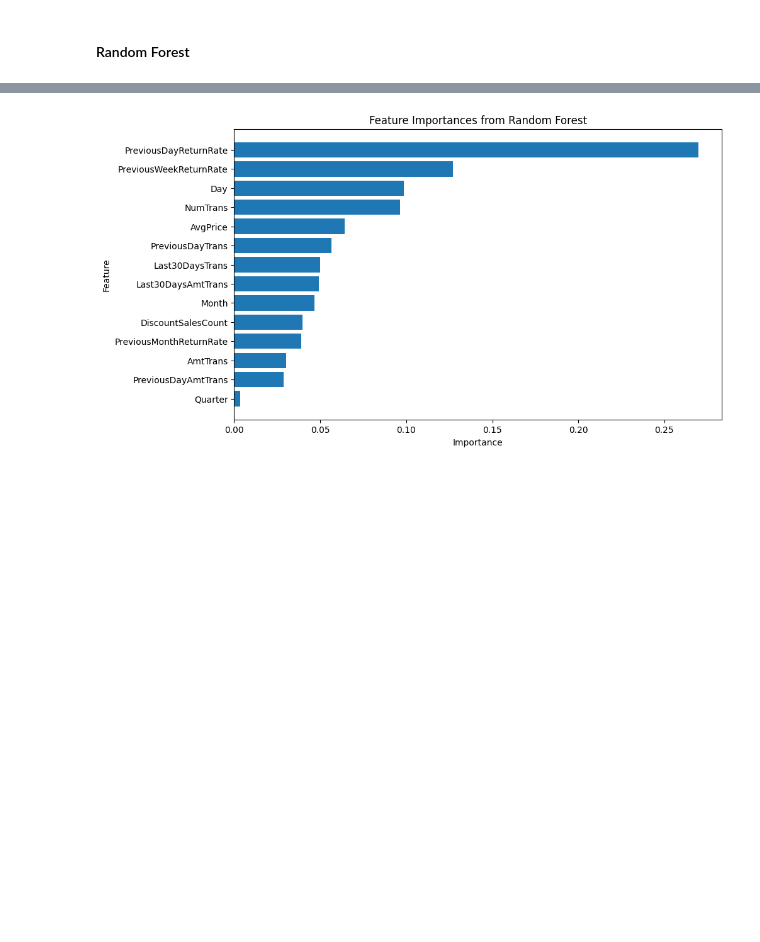
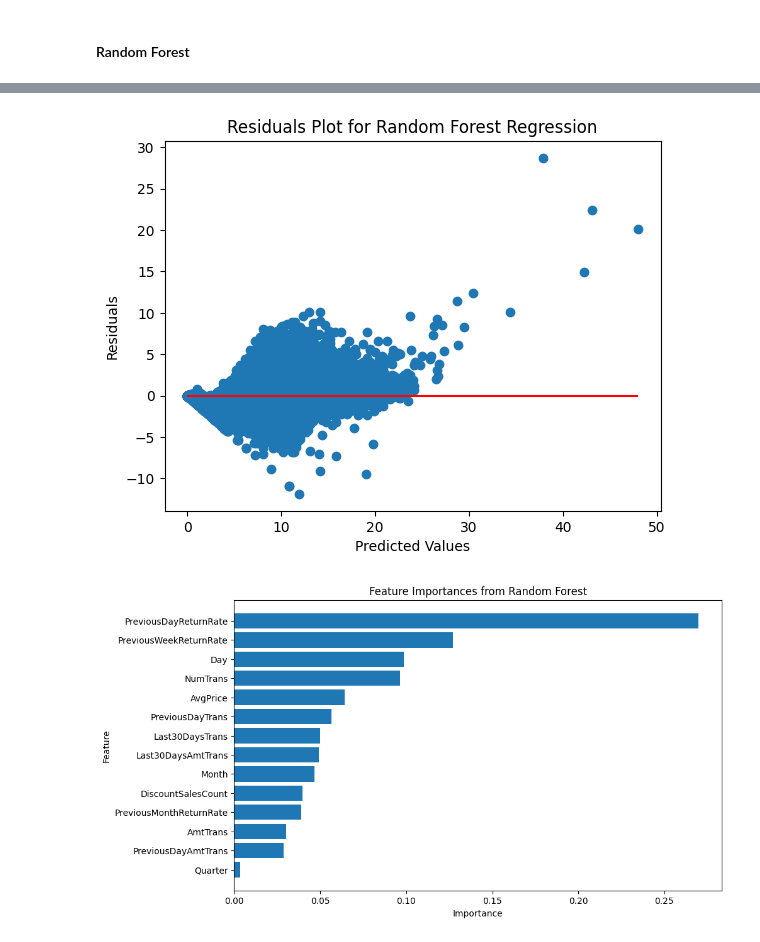
Before and after one commit to MSIA/MLDS400_group014, a Jupyter notebook: modeling/modelings.ipynb, the cells around one changed output, grey strips where cells are left out. Saved outputs shown, nothing was run; the diff lists cells and outputs as text; code cells hidden in the pictures; blank space fills up the shorter version.

```diff
--- a/modeling/modelings.ipynb
+++ b/modeling/modelings.ipynb
@@ -120,3 +154,15 @@ rf.score(X_train, y_train)
+# %%
+train_pred = rf.predict(X_train)
+residuals = y_train - train_pred
+
+plt.scatter(train_pred, residuals)
+plt.hlines(y=0, xmin=train_pred.min(), xmax=train_pred.max(), colors='red')
+plt.xlabel('Predicted Values')
+plt.ylabel('Residuals')
+plt.title('Residuals Plot for Random Forest Regression')
+plt.show()
+# %% [output]
+[figure, added]
 # %%
 importances = rf.feature_importances_
 
```
Also changed, not shown: parts of 12 cells of this notebook.
